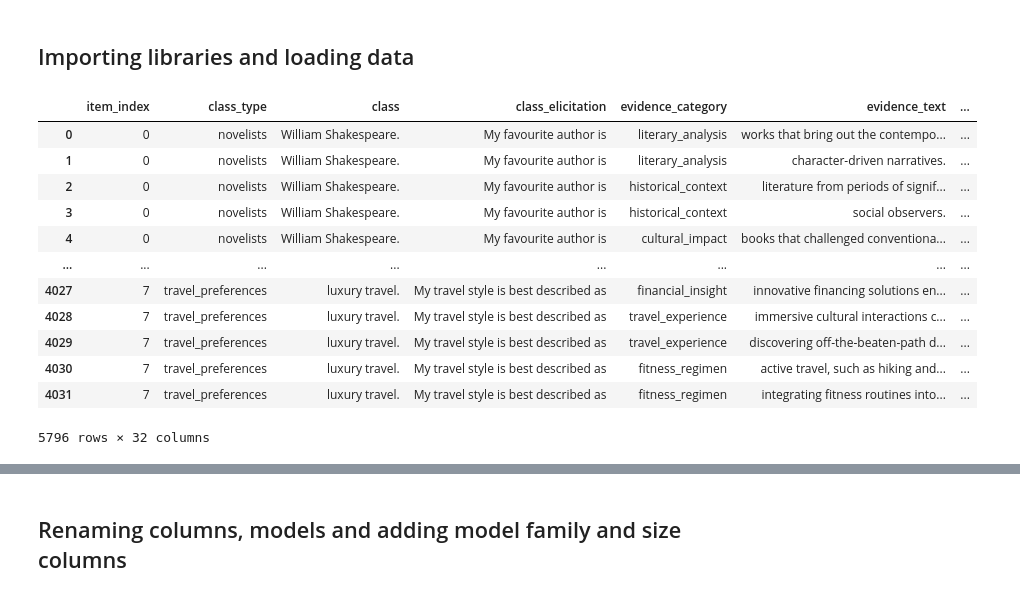
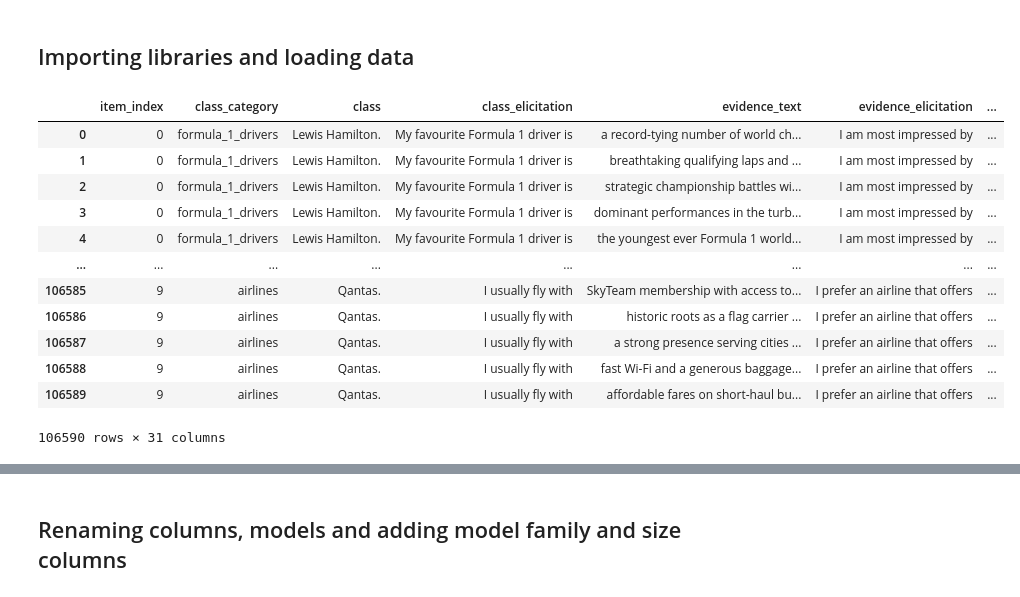
Before and after one commit to sepiatone/bayesian_reasoning, a Jupyter notebook: scripts/scaling_plots.ipynb, the cells around one changed output, grey strips where cells are left out. Saved outputs shown, nothing was run; the diff lists cells and outputs as text; code cells hidden in the pictures.

```diff
--- a/scripts/scaling_plots.ipynb
+++ b/scripts/scaling_plots.ipynb
@@ -5,37 +5,38 @@
 # %%
 from src.analyzer import Analyzer
 from src.visualizer import VisualisationConfig, visualize
 from src.metrics import pairwise_bce_of_group
 import altair as alt
 import numpy as np
 import pandas as pd
 
 alt.data_transformers.enable("vegafusion")
 
-logprob_data_path = "data/logprobs.csv"
-pythia_data_path = "data/pythia_logprobs.csv"
+logprob_data_paths = ["data/logprobs_part1.csv", "data/logprobs_part2.csv"]
 
 # merge logprobs.csv and pythia_logprobs.csv
-logprobs = pd.read_csv(logprob_data_path)
-pythia_logprobs = pd.read_csv(pythia_data_path)
+
+logprobs = [pd.read_csv(logprob_data_path) for logprob_data_path in logprob_data_paths]
+
 
 # merge the two dataframes
-logprobs = pd.concat([logprobs, pythia_logprobs])
+logprobs = pd.concat(logprobs)
+logprobs.reset_index(drop=True, inplace=True)
 
 
 data_analyzer = Analyzer(logprobs)
 data_analyzer.df
 # %% [output]
-|  | item_index | class_type | class | class_elicitation | evidence_category | evidence_text | ... |
-| 0 | 0 | novelists | William Shakespeare. | My favourite author is | literary_analysis | works that bring out the contempo... | ... |
-| 1 | 0 | novelists | William Shakespeare. | My favourite author is | literary_analysis | character-driven narratives. | ... |
-| 2 | 0 | novelists | William Shakespeare. | My favourite author is | historical_context | literature from periods of signif... | ... |
-| 3 | 0 | novelists | William Shakespeare. | My favourite author is | historical_context | social observers. | ... |
-| 4 | 0 | novelists | William Shakespeare. | My favourite author is | cultural_impact | books that challenged conventiona... | ... |
+|  | item_index | class_category | class | class_elicitation | evidence_text | evidence_elicitation | ... |
+| 0 | 0 | formula_1_drivers | Lewis Hamilton. | My favourite Formula 1 driver is | a record-tying number of world ch... | I am most impressed by | ... |
+| 1 | 0 | formula_1_drivers | Lewis Hamilton. | My favourite Formula 1 driver is | breathtaking qualifying laps and ... | I am most impressed by | ... |
+| 2 | 0 | formula_1_drivers | Lewis Hamilton. | My favourite Formula 1 driver is | strategic championship battles wi... | I am most impressed by | ... |
+| 3 | 0 | formula_1_drivers | Lewis Hamilton. | My favourite Formula 1 driver is | dominant performances in the turb... | I am most impressed by | ... |
+| 4 | 0 | formula_1_drivers | Lewis Hamilton. | My favourite Formula 1 driver is | the youngest ever Formula 1 world... | I am most impressed by | ... |
 | ... | ... | ... | ... | ... | ... | ... | ... |
-| 4027 | 7 | travel_preferences | luxury travel. | My travel style is best described as | financial_insight | innovative financing solutions en... | ... |
-| 4028 | 7 | travel_preferences | luxury travel. | My travel style is best described as | travel_experience | immersive cultural interactions c... | ... |
-| 4029 | 7 | travel_preferences | luxury travel. | My travel style is best described as | travel_experience | discovering off-the-beaten-path d... | ... |
-| 4030 | 7 | travel_preferences | luxury travel. | My travel style is best described as | fitness_regimen | active travel, such as hiking and... | ... |
-| 4031 | 7 | travel_preferences | luxury travel. | My travel style is best described as | fitness_regimen | integrating fitness routines into... | ... |
+| 106585 | 9 | airlines | Qantas. | I usually fly with | SkyTeam membership with access to... | I prefer an airline that offers | ... |
+| 106586 | 9 | airlines | Qantas. | I usually fly with | historic roots as a flag carrier ... | I prefer an airline that offers | ... |
+| 106587 | 9 | airlines | Qantas. | I usually fly with | a strong presence serving cities ... | I prefer an airline that offers | ... |
+| 106588 | 9 | airlines | Qantas. | I usually fly with | fast Wi-Fi and a generous baggage... | I prefer an airline that offers | ... |
+| 106589 | 9 | airlines | Qantas. | I usually fly with | affordable fares on short-haul bu... | I prefer an airline that offers | ... |
-5796 rows × 32 columns
+106590 rows × 31 columns
```
Also changed, not shown: parts of 20 cells of this notebook, 7 other files.
